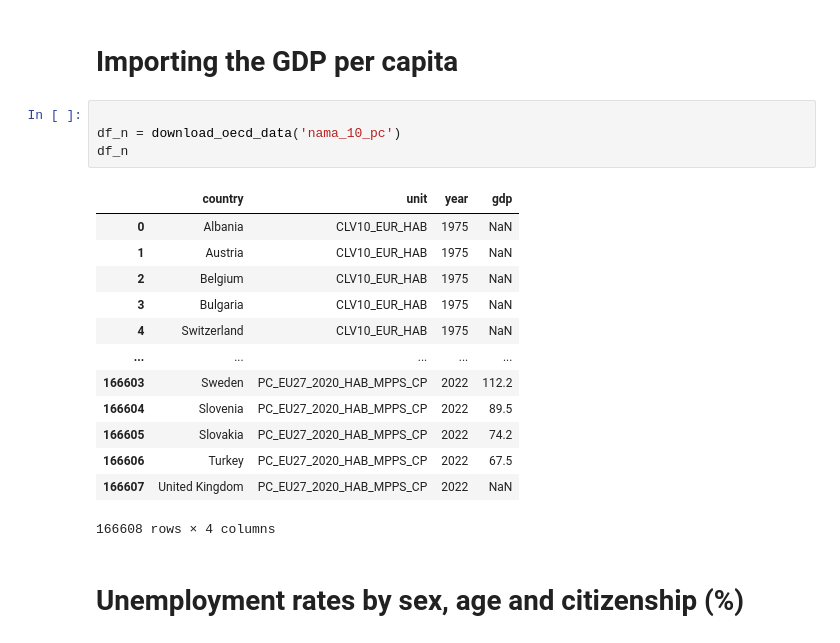
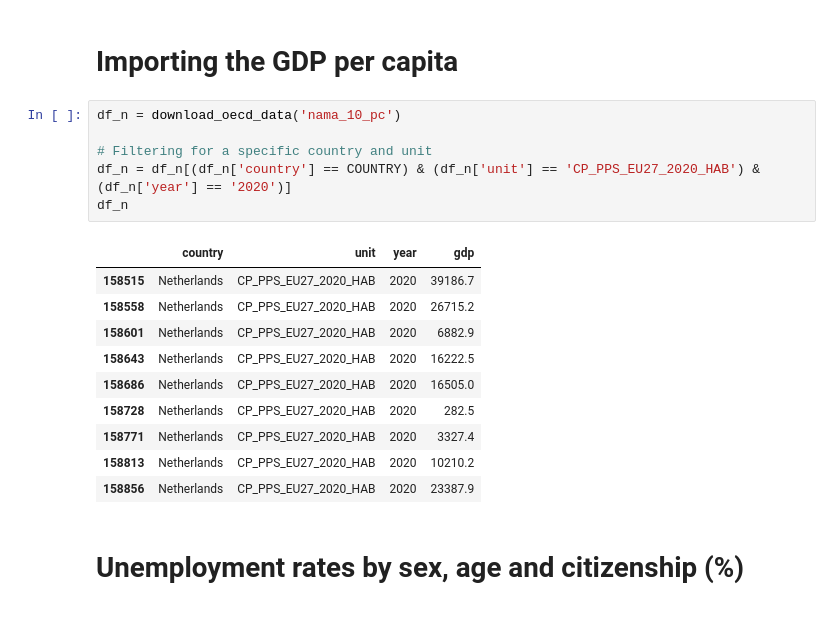
Before and after one commit to AnneLouisedb/Causality_Eurostat, a Jupyter notebook: research_outline.ipynb, the cells around one changed output. Cells and saved outputs as stored; diff of their text form.

```diff
--- a/research_outline.ipynb
+++ b/research_outline.ipynb
@@ -95,24 +95,23 @@ def download_oecd_data(data_code): # 'nama_10_pc'
     return df_n
 # %% [markdown]
 # Importing the GDP per capita
-# %%
-
-df_n = download_oecd_data('nama_10_pc')
-df_n
-# %% [output]
-|  | country | unit | year | gdp |
-| 0 | Albania | CLV10_EUR_HAB | 1975 | NaN |
-| 1 | Austria | CLV10_EUR_HAB | 1975 | NaN |
-| 2 | Belgium | CLV10_EUR_HAB | 1975 | NaN |
-| 3 | Bulgaria | CLV10_EUR_HAB | 1975 | NaN |
-| 4 | Switzerland | CLV10_EUR_HAB | 1975 | NaN |
-| ... | ... | ... | ... | ... |
-| 166603 | Sweden | PC_EU27_2020_HAB_MPPS_CP | 2022 | 112.2 |
-| 166604 | Slovenia | PC_EU27_2020_HAB_MPPS_CP | 2022 | 89.5 |
-| 166605 | Slovakia | PC_EU27_2020_HAB_MPPS_CP | 2022 | 74.2 |
-| 166606 | Turkey | PC_EU27_2020_HAB_MPPS_CP | 2022 | 67.5 |
-| 166607 | United Kingdom | PC_EU27_2020_HAB_MPPS_CP | 2022 | NaN |
-166608 rows × 4 columns
+# %%
+df_n = download_oecd_data('nama_10_pc')
+
+# Filtering for a specific country and unit
+df_n = df_n[(df_n['country'] == COUNTRY) & (df_n['unit'] == 'CP_PPS_EU27_2020_HAB') & (df_n['year'] == '2020')]
+df_n
+# %% [output]
+|  | country | unit | year | gdp |
+| 158515 | Netherlands | CP_PPS_EU27_2020_HAB | 2020 | 39186.7 |
+| 158558 | Netherlands | CP_PPS_EU27_2020_HAB | 2020 | 26715.2 |
+| 158601 | Netherlands | CP_PPS_EU27_2020_HAB | 2020 | 6882.9 |
+| 158643 | Netherlands | CP_PPS_EU27_2020_HAB | 2020 | 16222.5 |
+| 158686 | Netherlands | CP_PPS_EU27_2020_HAB | 2020 | 16505.0 |
+| 158728 | Netherlands | CP_PPS_EU27_2020_HAB | 2020 | 282.5 |
+| 158771 | Netherlands | CP_PPS_EU27_2020_HAB | 2020 | 3327.4 |
+| 158813 | Netherlands | CP_PPS_EU27_2020_HAB | 2020 | 10210.2 |
+| 158856 | Netherlands | CP_PPS_EU27_2020_HAB | 2020 | 23387.9 |
 # %% [markdown]
 # Unemployment rates by sex, age and citizenship (%)
 # %%
```
Also changed, not shown: parts of 13 cells of this notebook, 3 other files.
